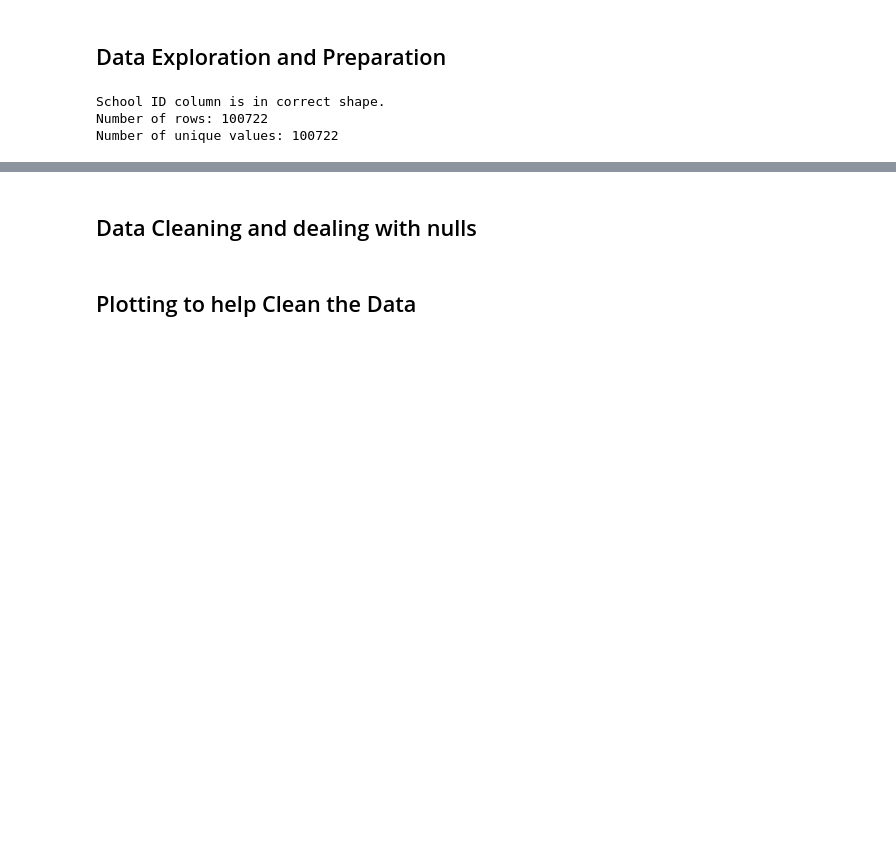
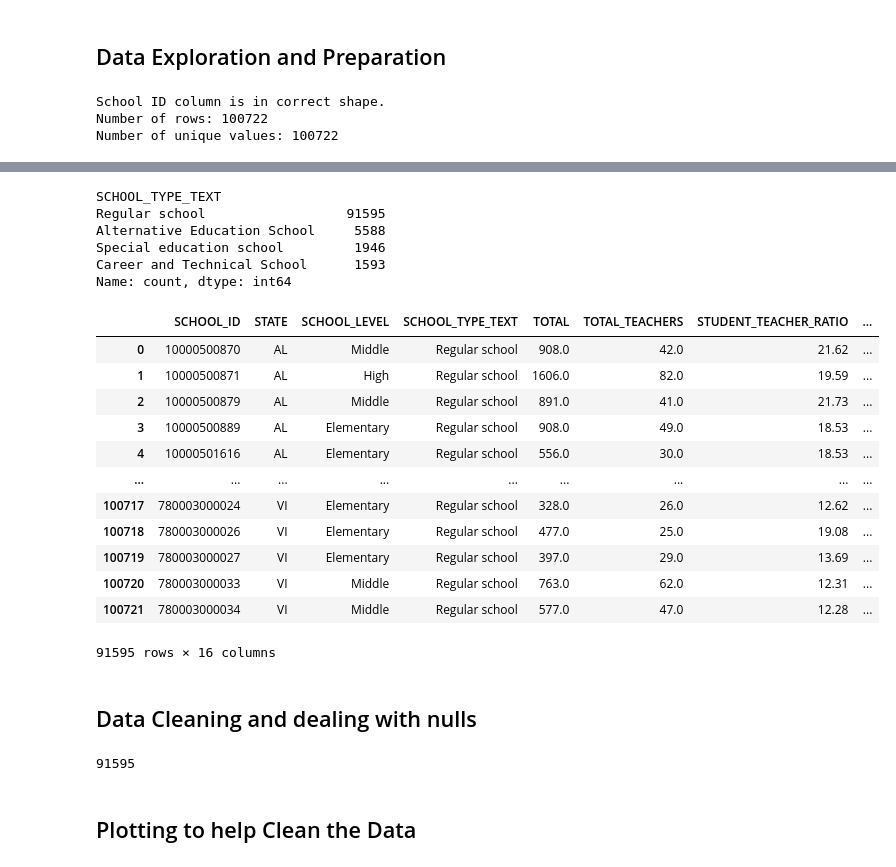
Before and after one commit to cold-quix/school-analysis, a Jupyter notebook: public_school_analysis.ipynb, the cells around one changed output, grey strips where cells are left out. Cells and saved outputs as stored; diff of their text form; code cells hidden in the pictures; blank space fills up the shorter version.

```diff
--- a/public_school_analysis.ipynb
+++ b/public_school_analysis.ipynb
@@ -117,11 +181,44 @@ Number of unique values: 100722
 # %%
 # Get the value counts for the school type column
+school_type_counts = df_dat_loc["SCHOOL_TYPE_TEXT"].value_counts()
+print(school_type_counts)
+# %% [output]
+SCHOOL_TYPE_TEXT
+Regular school                  91595
+Alternative Education School     5588
+Special education school         1946
+Career and Technical School      1593
+Name: count, dtype: int64
 # %%
 # Create a subset of the dataframe that only includes regular schools ensure it was successful by comparing rows in the subset to the value counts above
+#df_regulars = pd.DataFrame(data=df_dat_loc, index=[df_data_loc["SCHOOL_TYPE_TEXT"] == "Regular school"])
+df_regulars = pd.DataFrame(df_dat_loc)
+df_regulars = df_regulars[df_regulars["SCHOOL_TYPE_TEXT"] == "Regular school"]
+df_regulars
+# %% [output]
+|  | SCHOOL_ID | STATE | SCHOOL_LEVEL | SCHOOL_TYPE_TEXT | TOTAL | TOTAL_TEACHERS | STUDENT_TEACHER_RATIO | ... |
+| 0 | 10000500870 | AL | Middle | Regular school | 908.0 | 42.0 | 21.62 | ... |
+| 1 | 10000500871 | AL | High | Regular school | 1606.0 | 82.0 | 19.59 | ... |
+| 2 | 10000500879 | AL | Middle | Regular school | 891.0 | 41.0 | 21.73 | ... |
+| 3 | 10000500889 | AL | Elementary | Regular school | 908.0 | 49.0 | 18.53 | ... |
+| 4 | 10000501616 | AL | Elementary | Regular school | 556.0 | 30.0 | 18.53 | ... |
+| ... | ... | ... | ... | ... | ... | ... | ... | ... |
+| 100717 | 780003000024 | VI | Elementary | Regular school | 328.0 | 26.0 | 12.62 | ... |
+| 100718 | 780003000026 | VI | Elementary | Regular school | 477.0 | 25.0 | 19.08 | ... |
+| 100719 | 780003000027 | VI | Elementary | Regular school | 397.0 | 29.0 | 13.69 | ... |
+| 100720 | 780003000033 | VI | Middle | Regular school | 763.0 | 62.0 | 12.31 | ... |
+| 100721 | 780003000034 | VI | Middle | Regular school | 577.0 | 47.0 | 12.28 | ... |
+91595 rows × 16 columns
 # %% [markdown]
 ## Data Cleaning and dealing with nulls
 # %%
 # Check for nulls and determine the best approach for dealing with them
+# For each column, check if the number of non-null values is equal to the number of rows.
+# If there are nulls, replace them with a sensible value (0 for math; otherwise dropped
+
+df_regulars["SCHOOL_TYPE_TEXT"].count()
+# %% [output]
+91595
 # %%
 # Fill some of the columns with 0 where it makes sense
 # %%
```
Also changed, not shown: parts of 8 cells of this notebook.
